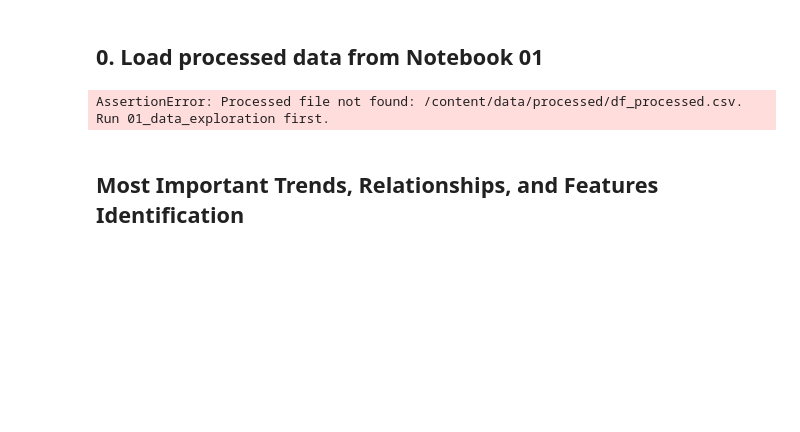
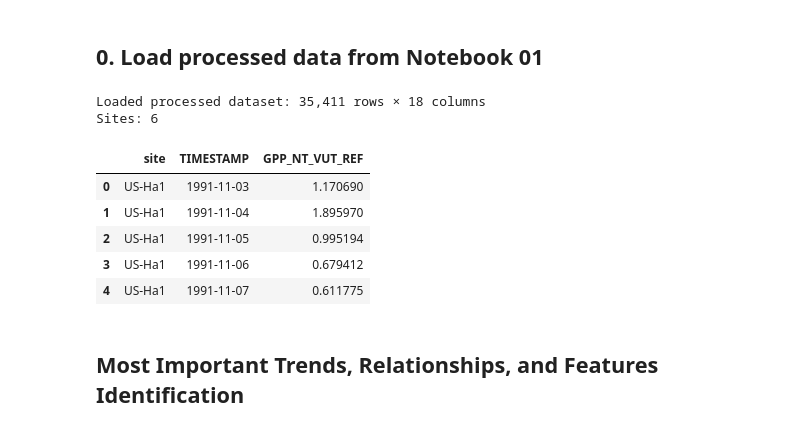
Before and after one commit to gideon-szamet/fluxnet-gpp-ml, a Jupyter notebook: notebooks/02_hypothesis_formulation.ipynb, the cells around one changed output. Drawn from its saved outputs; the diff is of its cells as text; code cells hidden in the pictures; blank space fills up the shorter version.

Commit message:
Reorganize project structure, remove old files, update notebooks

```diff
--- a/notebooks/02_hypothesis_formulation.ipynb
+++ b/notebooks/02_hypothesis_formulation.ipynb
@@ -24,9 +24,7 @@ from pathlib import Path
 import pandas as pd
 
 # Resolve repo paths (works from repo root or from notebooks/)
-ROOT = Path.cwd()
-if ROOT.name == "notebooks":
-    ROOT = ROOT.parent
+ROOT = Path("/content/drive/MyDrive/GitHub/machine-learning-final-project/")
 
 DATA_PROCESSED = ROOT / "data" / "processed"
 RESULTS = ROOT / "results"
@@ -43,34 +41,41 @@ df_all = pd.read_csv(PROCESSED_FILE)
 # Load scaled data if available (some analyses may prefer it)
 df_scaled = pd.read_csv(SCALED_FILE) if SCALED_FILE.exists() else None
 
 # Ensure timestamp is parsed
 if "TIMESTAMP" in df_all.columns:
     df_all["TIMESTAMP"] = pd.to_datetime(df_all["TIMESTAMP"], errors="coerce")
 
 # Define target and the finalized predictor set (consistent across notebooks)
 target = "GPP_NT_VUT_REF"
 predictors = [
     # core env predictors (note: G_F_MDS removed globally)
     "TA_F", "VPD_F", "PA_F", "P_F", "WS_F",
     "LE_F_MDS", "H_F_MDS", "PPFD_IN", "NETRAD",
     # engineered features from notebook 01
     "TEMP_X_VPD", "RADIATION_BALANCE",
     "GPP_LAG1", "GPP_DIFF", "GPP_VAR7"
 ]
 
 # Guard: drop any predictors that are missing (keeps the notebook runnable even if 01 changed)
 missing = [c for c in predictors if c not in df_all.columns]
 if missing:
     print("⚠️ Missing expected columns (dropping from predictors):", missing)
     predictors = [c for c in predictors if c in df_all.columns]
 
 # Quick sanity prints
 print(f"Loaded processed dataset: {df_all.shape[0]:,} rows × {df_all.shape[1]} columns")
 if "site" in df_all.columns:
     print("Sites:", df_all["site"].nunique())
 display(df_all[["site", "TIMESTAMP", target]].head())
 # %% [output]
-AssertionError: Processed file not found: /content/data/processed/df_processed.csv. Run 01_data_exploration first.
+Loaded processed dataset: 35,411 rows × 18 columns
+Sites: 6
+|  | site | TIMESTAMP | GPP_NT_VUT_REF |
+| 0 | US-Ha1 | 1991-11-03 | 1.170690 |
+| 1 | US-Ha1 | 1991-11-04 | 1.895970 |
+| 2 | US-Ha1 | 1991-11-05 | 0.995194 |
+| 3 | US-Ha1 | 1991-11-06 | 0.679412 |
+| 4 | US-Ha1 | 1991-11-07 | 0.611775 |
 # %% [markdown]
 ## Most Important Trends, Relationships, and Features Identification
 # %% [markdown]
```
Also changed, not shown: 32 other files.
